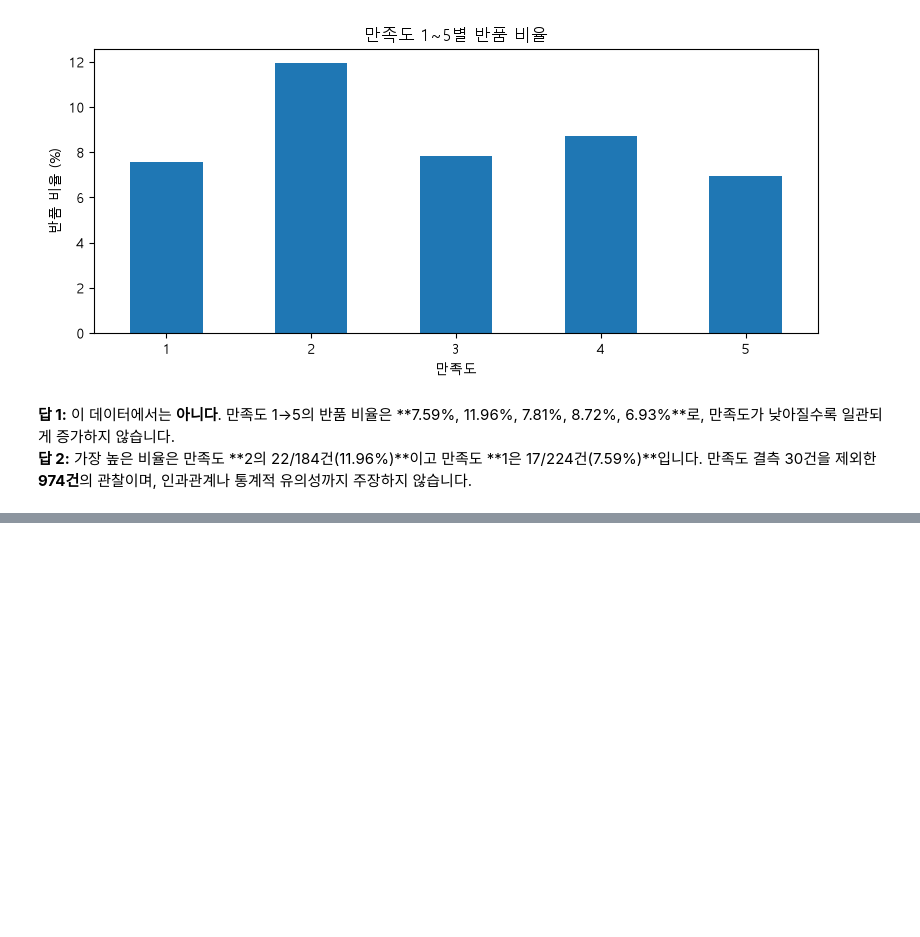
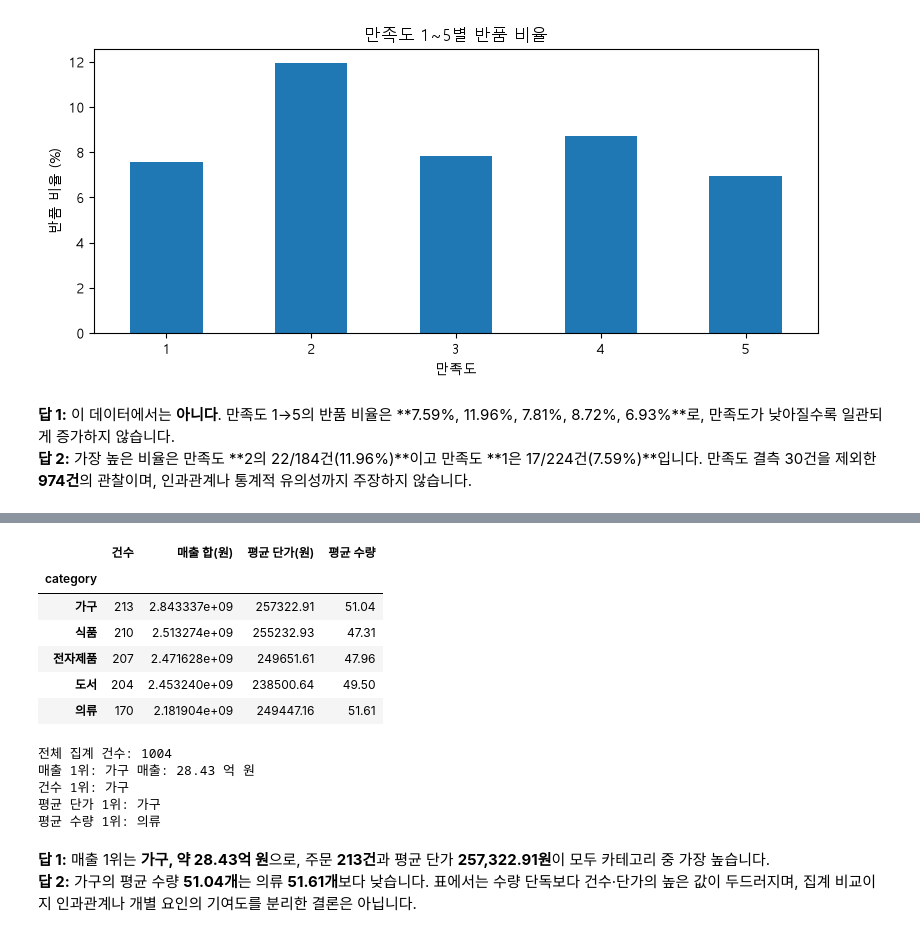
Before and after one commit to An1207/flask-practice1, a Jupyter notebook: HW5/hw5.ipynb, the cells around one changed output, grey strips where cells are left out. Saved outputs shown, nothing was run; the diff lists cells and outputs as text; code cells hidden in the pictures; blank space fills up the shorter version.

Commit message:
HW5 단계⑦ Q3: 카테고리 매출·건수·단가·수량 비교와 답

```diff
--- a/HW5/hw5.ipynb
+++ b/HW5/hw5.ipynb
@@ -198,0 +202,32 @@ assert return_rate.round(2).tolist() == [7.59, 11.96, 7.81, 8.72, 6.93]
+# %%
+category_summary = df.groupby('category').agg(
+    주문_건수=('total_sales', 'size'),
+    매출_합계=('total_sales', 'sum'),
+    평균_단가=('unit_price', 'mean'),
+    평균_수량=('quantity', 'mean'),
+).sort_values('매출_합계', ascending=False)
+category_table = category_summary.rename(columns={'주문_건수': '건수', '매출_합계': '매출 합(원)', '평균_단가': '평균 단가(원)', '평균_수량': '평균 수량'})
+display(category_table.round(2))
+print('전체 집계 건수:', category_summary['주문_건수'].sum())
+print('매출 1위:', category_summary.index[0], '매출:', round(category_summary.iloc[0]['매출_합계'] / 1e8, 2), '억 원')
+print('건수 1위:', category_summary['주문_건수'].idxmax())
+print('평균 단가 1위:', category_summary['평균_단가'].idxmax())
+print('평균 수량 1위:', category_summary['평균_수량'].idxmax())
+assert int(category_summary['주문_건수'].sum()) == 1004
+assert category_summary.index[0] == '가구'
+# %% [output]
+|  | 건수 | 매출 합(원) | 평균 단가(원) | 평균 수량 |
+| category |  |  |  |  |
+| 가구 | 213 | 2.843337e+09 | 257322.91 | 51.04 |
+| 식품 | 210 | 2.513274e+09 | 255232.93 | 47.31 |
+| 전자제품 | 207 | 2.471628e+09 | 249651.61 | 47.96 |
+| 도서 | 204 | 2.453240e+09 | 238500.64 | 49.50 |
+| 의류 | 170 | 2.181904e+09 | 249447.16 | 51.61 |
+전체 집계 건수: 1004
+매출 1위: 가구 매출: 28.43 억 원
+건수 1위: 가구
+평균 단가 1위: 가구
+평균 수량 1위: 의류
+# %% [markdown]
+**답 1:** 매출 1위는 **가구, 약 28.43억 원**으로, 주문 **213건**과 평균 단가 **257,322.91원**이 모두 카테고리 중 가장 높습니다.
+**답 2:** 가구의 평균 수량 **51.04개**는 의류 **51.61개**보다 낮습니다. 표에서는 수량 단독보다 건수·단가의 높은 값이 두드러지며, 집계 비교이지 인과관계나 개별 요인의 기여도를 분리한 결론은 아닙니다.
```
Also changed, not shown: parts of 1 cell of this notebook.
